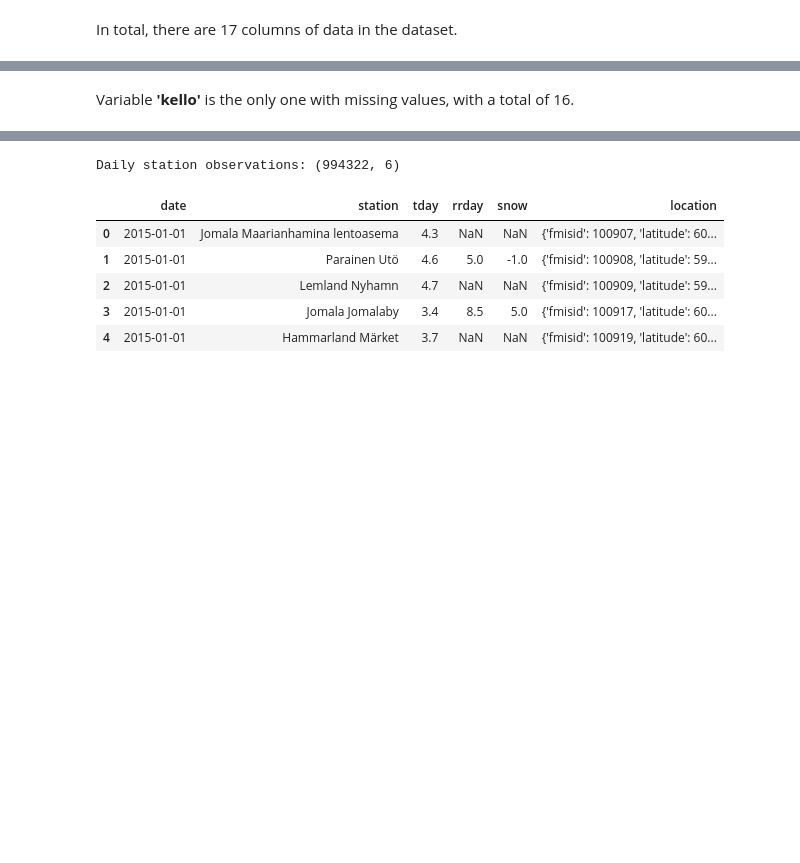
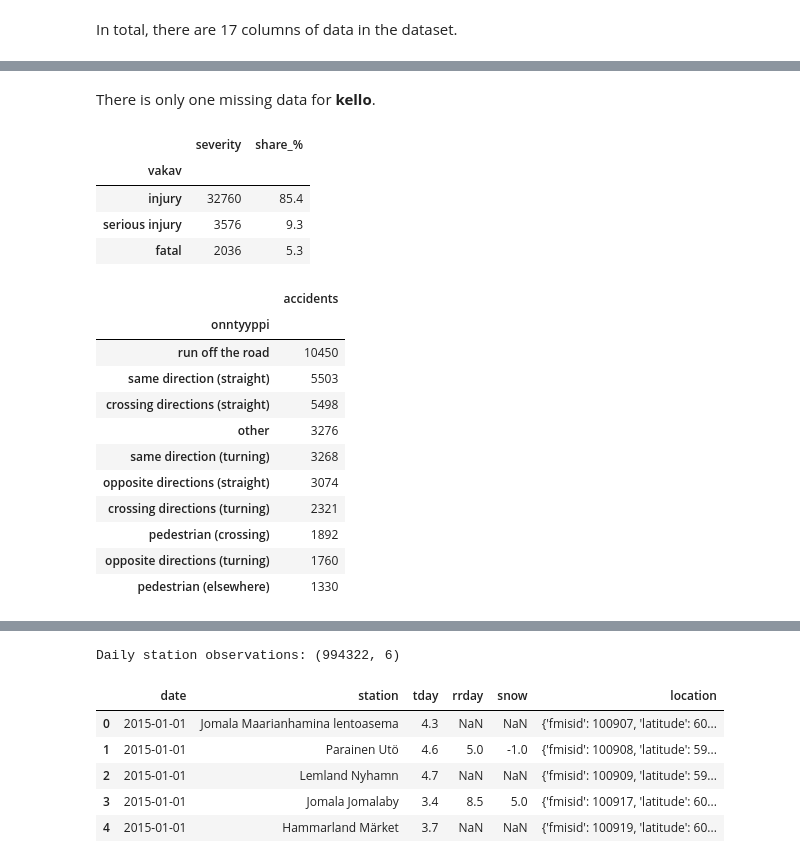
Before and after one commit to TopiAhola/data-and-ml-group5, a Jupyter notebook: project/traffic_accidents_analysis.ipynb, the cells around one changed output, grey strips where cells are left out. Saved outputs shown, nothing was run; the diff lists cells and outputs as text; code cells hidden in the pictures; blank space fills up the shorter version.

```diff
--- a/project/traffic_accidents_analysis.ipynb
+++ b/project/traffic_accidents_analysis.ipynb
@@ -127,4 +194,46 @@ y              0
 dtype: int64
 # %% [markdown]
-Variable **'kello'** is the only one with missing values, with a total of 16.
+There is only one missing data for **kello**.
+# %%
+# Class variable codebook
+SEVERITY_LABELS = {1: "fatal", 2: "injury", 3: "serious injury"}
+ACCIDENT_TYPES = {
+    0: "same direction (straight)",
+    1: "same direction (turning)",
+    2: "opposite directions (straight)",
+    3: "opposite directions (turning)",
+    4: "crossing directions (straight)",
+    5: "crossing directions (turning)",
+    6: "pedestrian (crossing)",
+    7: "pedestrian (elsewhere)",
+    8: "run off the road",
+    9: "other",
+}
+
+counts = pd.DataFrame({
+    "severity": df_raw["vakav"].map(SEVERITY_LABELS).value_counts(),
+})
+counts["share_%"] = (counts["severity"] / len(df_raw) * 100).round(1)
+display(counts)
+
+type_counts = df_raw["onntyyppi"].map(ACCIDENT_TYPES).value_counts()
+display(type_counts.to_frame("accidents"))
+# %% [output]
+|  | severity | share_% |
+| vakav |  |  |
+| injury | 32760 | 85.4 |
+| serious injury | 3576 | 9.3 |
+| fatal | 2036 | 5.3 |
+|  | accidents |
+| onntyyppi |  |
+| run off the road | 10450 |
+| same direction (straight) | 5503 |
+| crossing directions (straight) | 5498 |
+| other | 3276 |
+| same direction (turning) | 3268 |
+| opposite directions (straight) | 3074 |
+| crossing directions (turning) | 2321 |
+| pedestrian (crossing) | 1892 |
+| opposite directions (turning) | 1760 |
+| pedestrian (elsewhere) | 1330 |
 # %% [markdown]
```
Also changed, not shown: parts of 16 cells of this notebook.
